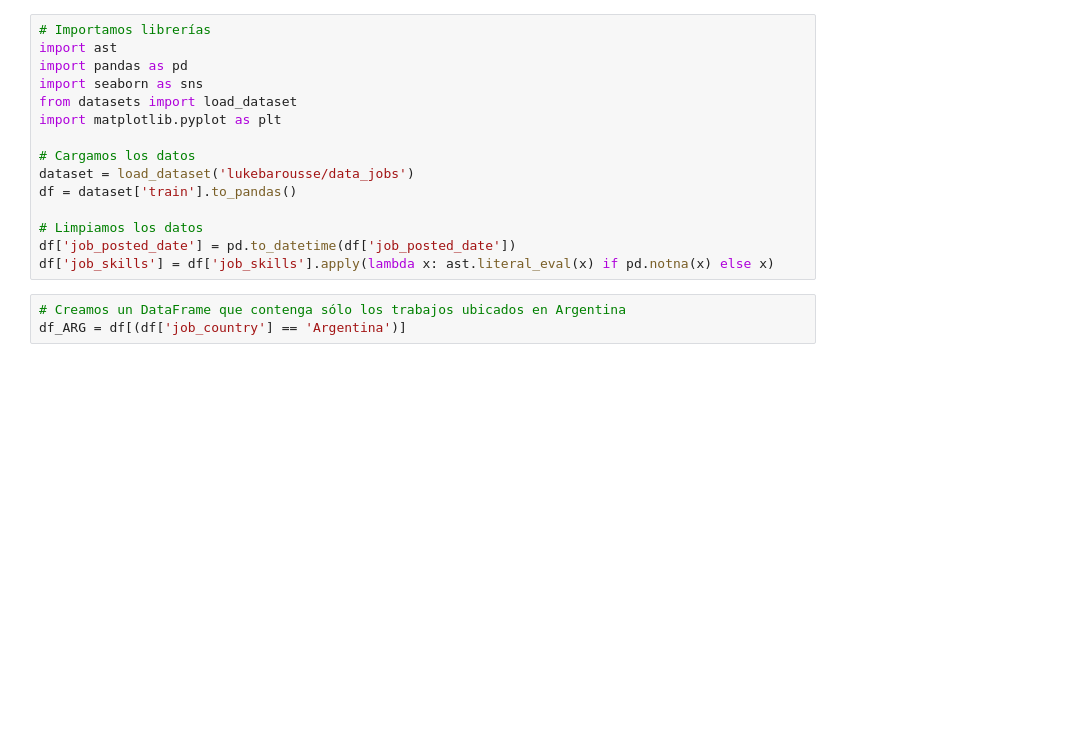
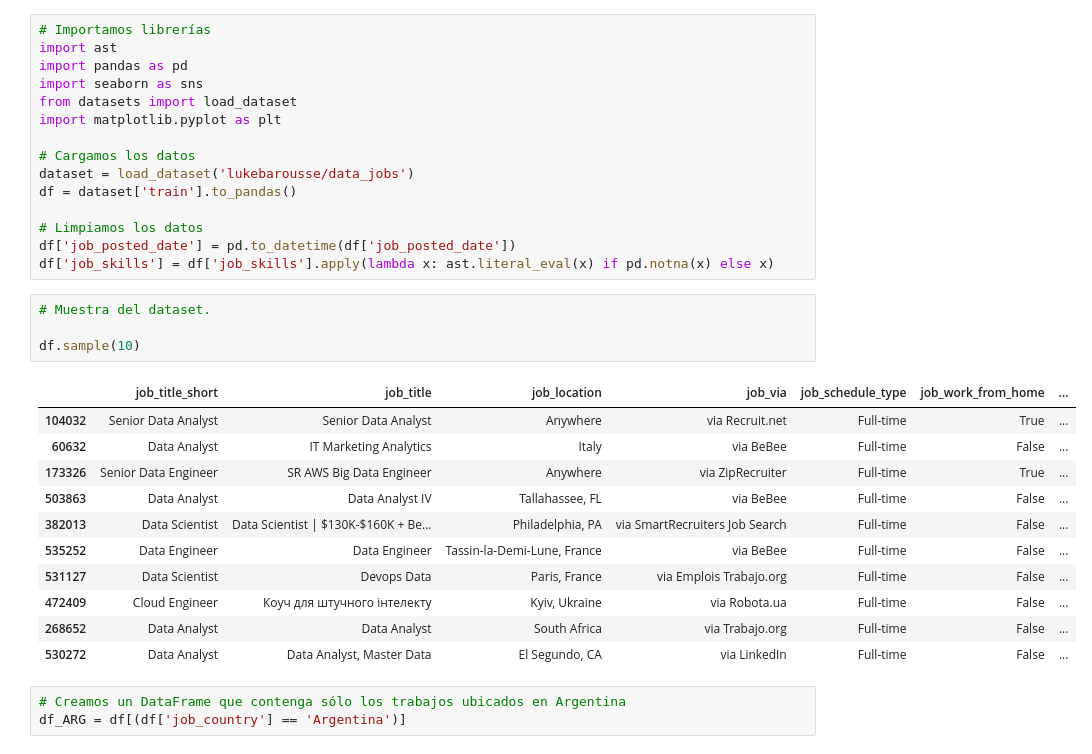
Before and after one commit to gonzaloextremadouro/Python_Analisis_Empleos, a Jupyter notebook: 1_ EDA_Intro.ipynb, the cells around one changed output. Drawn from its saved outputs; the diff is of its cells as text; blank space fills up the shorter version.

```diff
--- a/1_ EDA_Intro.ipynb
+++ b/1_ EDA_Intro.ipynb
@@ -13,6 +13,22 @@ df = dataset['train'].to_pandas()
 # Limpiamos los datos
 df['job_posted_date'] = pd.to_datetime(df['job_posted_date'])
 df['job_skills'] = df['job_skills'].apply(lambda x: ast.literal_eval(x) if pd.notna(x) else x)
+# %%
+# Muestra del dataset.
+
+df.sample(10)
+# %% [output]
+|  | job_title_short | job_title | job_location | job_via | job_schedule_type | job_work_from_home | ... |
+| 104032 | Senior Data Analyst | Senior Data Analyst | Anywhere | via Recruit.net | Full-time | True | ... |
+| 60632 | Data Analyst | IT Marketing Analytics | Italy | via BeBee | Full-time | False | ... |
+| 173326 | Senior Data Engineer | SR AWS Big Data Engineer | Anywhere | via ZipRecruiter | Full-time | True | ... |
+| 503863 | Data Analyst | Data Analyst IV | Tallahassee, FL | via BeBee | Full-time | False | ... |
+| 382013 | Data Scientist | Data Scientist | $130K-$160K + Be... | Philadelphia, PA | via SmartRecruiters Job Search | Full-time | False | ... |
+| 535252 | Data Engineer | Data Engineer | Tassin-la-Demi-Lune, France | via BeBee | Full-time | False | ... |
+| 531127 | Data Scientist | Devops Data | Paris, France | via Emplois Trabajo.org | Full-time | False | ... |
+| 472409 | Cloud Engineer | Коуч для штучного інтелекту | Kyiv, Ukraine | via Robota.ua | Full-time | False | ... |
+| 268652 | Data Analyst | Data Analyst | South Africa | via Trabajo.org | Full-time | False | ... |
+| 530272 | Data Analyst | Data Analyst, Master Data | El Segundo, CA | via LinkedIn | Full-time | False | ... |
 # %%
 # Creamos un DataFrame que contenga sólo los trabajos ubicados en Argentina
 df_ARG = df[(df['job_country'] == 'Argentina')]
```
